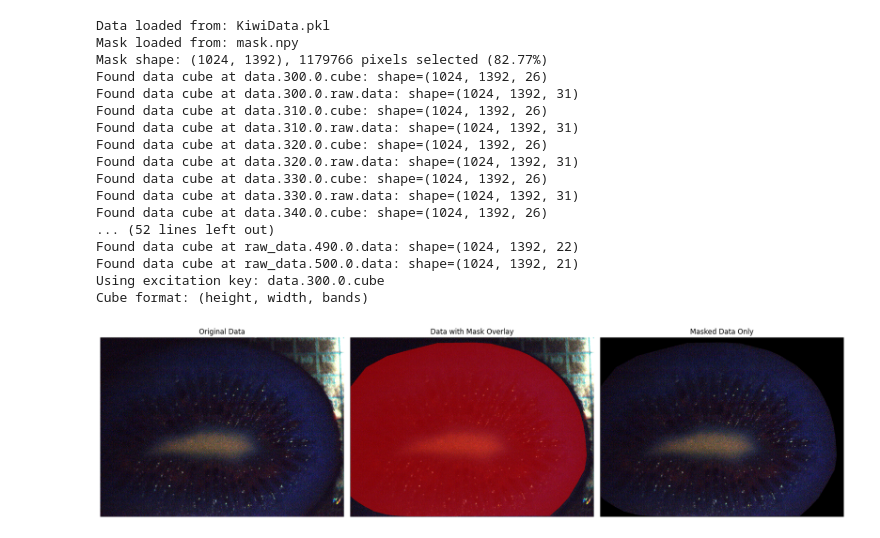
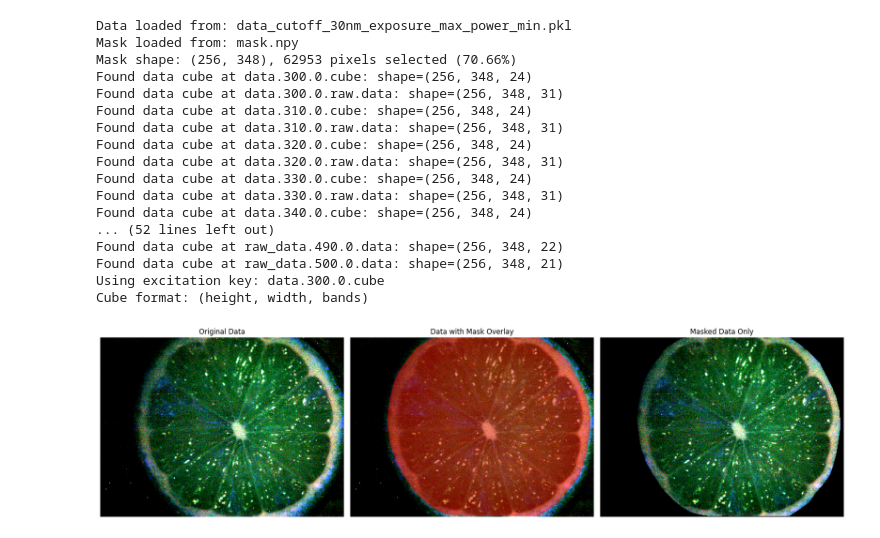
Before and after one commit to Nard248/4D-Hyperspectral-Unsupervised-Clustering, a Jupyter notebook: Loader/Tools/Validation.ipynb, the cells around one changed output. Drawn from its saved outputs; the diff is of its cells as text; code cells hidden in the pictures.

```diff
--- a/Loader/Tools/Validation.ipynb
+++ b/Loader/Tools/Validation.ipynb
@@ -244,49 +244,49 @@ def visualize_with_mask(data_dict, mask, excitation_key=None, method='rgb',
     for i in range(3):  # R, G, B channels
         channel = masked_image[:, :, i]
         channel[mask == 0] = 0
 
     axes[2].imshow(masked_image)
     axes[2].set_title("Masked Data Only")
     axes[2].axis('off')
 
     # Adjust layout
     plt.tight_layout()
 
     return fig, axes
 
 # Example usage
 # Modify these paths to point to your actual files
-data_path = r'C:\Users\meloy\PycharmProjects\Capstone\Loader\Data\Kiwi Experiment\pickles\KiwiData.pkl'
-mask_path = r'C:\Users\meloy\PycharmProjects\Capstone\Loader\Data\Kiwi Experiment\pickles\mask.npy'
+data_path = r'C:\Users\meloy\PycharmProjects\Capstone\Loader\Data\Lime Experiment\processed\data_cutoff_30nm_exposure_max_power_min.pkl'
+mask_path = r'C:\Users\meloy\PycharmProjects\Capstone\Loader\Data\Lime Experiment\processed\mask.npy'
 
 # Load the data and mask
 data_dict, mask = load_data_and_mask(data_path, mask_path)
 
 # Create visualization
 fig, axes = visualize_with_mask(data_dict, mask, method='rgb', overlay_color='red')
 plt.show()
 
 # You can also save the visualization
 # fig.savefig('mask_visualization.png', dpi=300, bbox_inches='tight')
 # %% [output]
-Data loaded from: KiwiData.pkl
+Data loaded from: data_cutoff_30nm_exposure_max_power_min.pkl
 Mask loaded from: mask.npy
-Mask shape: (1024, 1392), 1179766 pixels selected (82.77%)
-Found data cube at data.300.0.cube: shape=(1024, 1392, 26)
-Found data cube at data.300.0.raw.data: shape=(1024, 1392, 31)
-Found data cube at data.310.0.cube: shape=(1024, 1392, 26)
-Found data cube at data.310.0.raw.data: shape=(1024, 1392, 31)
-Found data cube at data.320.0.cube: shape=(1024, 1392, 26)
-Found data cube at data.320.0.raw.data: shape=(1024, 1392, 31)
-Found data cube at data.330.0.cube: shape=(1024, 1392, 26)
-Found data cube at data.330.0.raw.data: shape=(1024, 1392, 31)
-Found data cube at data.340.0.cube: shape=(1024, 1392, 26)
+Mask shape: (256, 348), 62953 pixels selected (70.66%)
+Found data cube at data.300.0.cube: shape=(256, 348, 24)
+Found data cube at data.300.0.raw.data: shape=(256, 348, 31)
+Found data cube at data.310.0.cube: shape=(256, 348, 24)
+Found data cube at data.310.0.raw.data: shape=(256, 348, 31)
+Found data cube at data.320.0.cube: shape=(256, 348, 24)
+Found data cube at data.320.0.raw.data: shape=(256, 348, 31)
+Found data cube at data.330.0.cube: shape=(256, 348, 24)
+Found data cube at data.330.0.raw.data: shape=(256, 348, 31)
+Found data cube at data.340.0.cube: shape=(256, 348, 24)
 ... (52 lines left out)
-Found data cube at raw_data.490.0.data: shape=(1024, 1392, 22)
-Found data cube at raw_data.500.0.data: shape=(1024, 1392, 21)
+Found data cube at raw_data.490.0.data: shape=(256, 348, 22)
+Found data cube at raw_data.500.0.data: shape=(256, 348, 21)
 Using excitation key: data.300.0.cube
 Cube format: (height, width, bands)
-[figure, old version]
+[figure, new version]
 # %%
 def create_masked_pickle(data_path, mask_path, output_path=None):
     """
```
Also changed, not shown: parts of 3 cells of this notebook, 14 other files.
